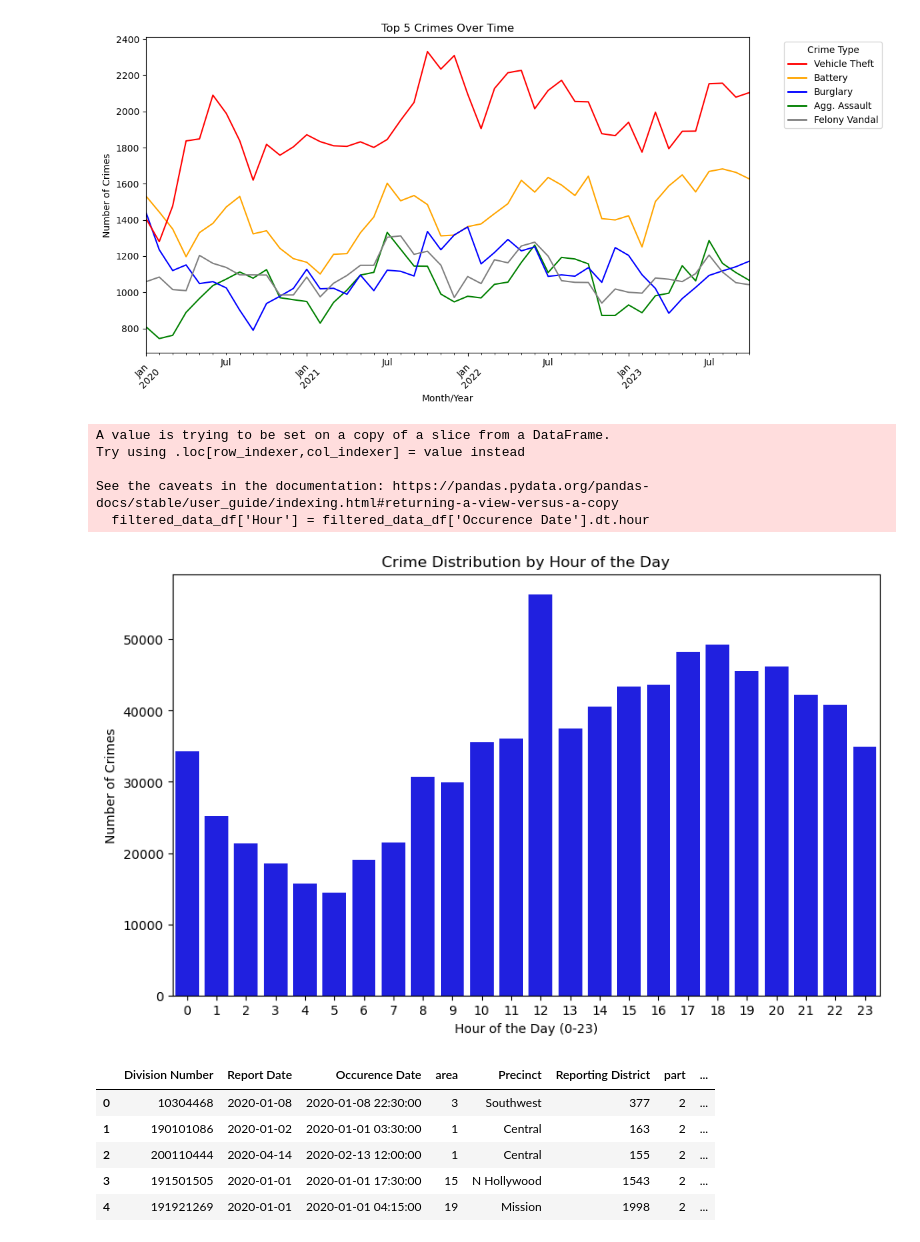
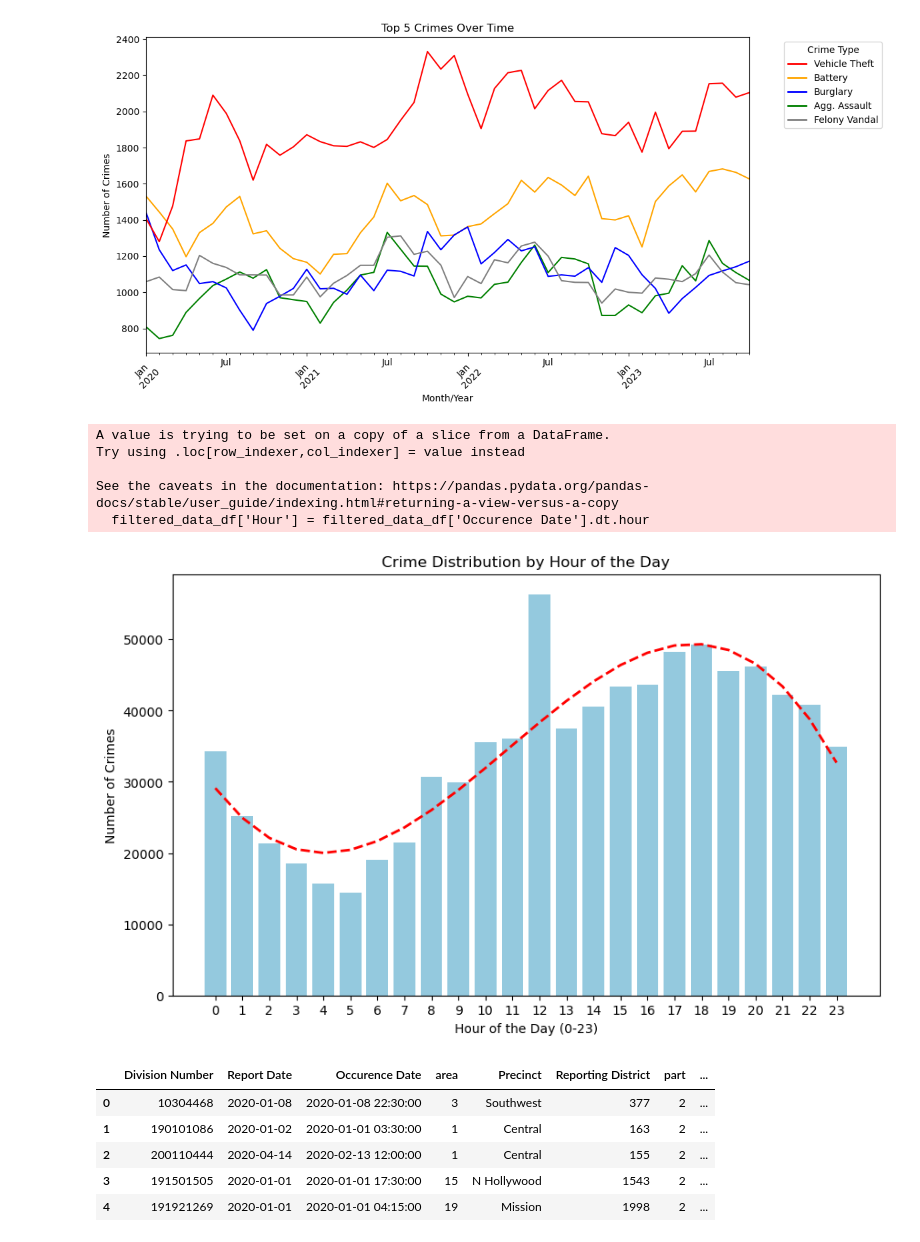
Before and after one commit to eshih22/la_crime_group_project, a Jupyter notebook: LA_crime_data.ipynb, the cells around one changed output. Saved outputs shown, nothing was run; the diff lists cells and outputs as text; code cells hidden in the pictures.

```diff
--- a/LA_crime_data.ipynb
+++ b/LA_crime_data.ipynb
@@ -424,30 +436,37 @@ plt.show()
 # %%
 # Extracting hour from the 'date_occurred' column
 filtered_data_df['Hour'] = filtered_data_df['Occurence Date'].dt.hour
 
 # Counting crimes by each hour of the day
 hourly_crime_counts = filtered_data_df['Hour'].value_counts().sort_index()
 
-# Plotting the distribution of crimes by hour
+
+
+# Fit a polynomial curve to the data
+degree = 3  # You can adjust the degree of the polynomial
+coefficients = np.polyfit(hourly_crime_counts.index, hourly_crime_counts.values, degree)
+polynomial = np.poly1d(coefficients)
+
+# Plotting the distribution of crimes by hour with trend line
 plt.figure(figsize=(10, 6))
-sns.barplot(x=hourly_crime_counts.index, y=hourly_crime_counts.values, color = "blue")
+sns.barplot(x=hourly_crime_counts.index, y=hourly_crime_counts.values, color="skyblue")
+plt.plot(hourly_crime_counts.index, polynomial(hourly_crime_counts.index), color='red', linestyle='--', linewidth=2)
 
 # Updating plot labels and title
 plt.title('Crime Distribution by Hour of the Day')
 plt.xlabel('Hour of the Day (0-23)')
 plt.ylabel('Number of Crimes')
 
 # Show the plot
 plt.xticks(range(24), [str(hour) for hour in range(24)])  # Set x-axis ticks
-
 plt.show()
 # %% [output]
 A value is trying to be set on a copy of a slice from a DataFrame.
 Try using .loc[row_indexer,col_indexer] = value instead
 
 See the caveats in the documentation: https://pandas.pydata.org/pandas-docs/stable/user_guide/indexing.html#returning-a-view-versus-a-copy
   filtered_data_df['Hour'] = filtered_data_df['Occurence Date'].dt.hour
-[figure, old version]
+[figure, new version]
 # %%
 filtered_data_df.head()
 # %% [output]
```
Also changed, not shown: parts of 11 cells of this notebook, 2 other files.
